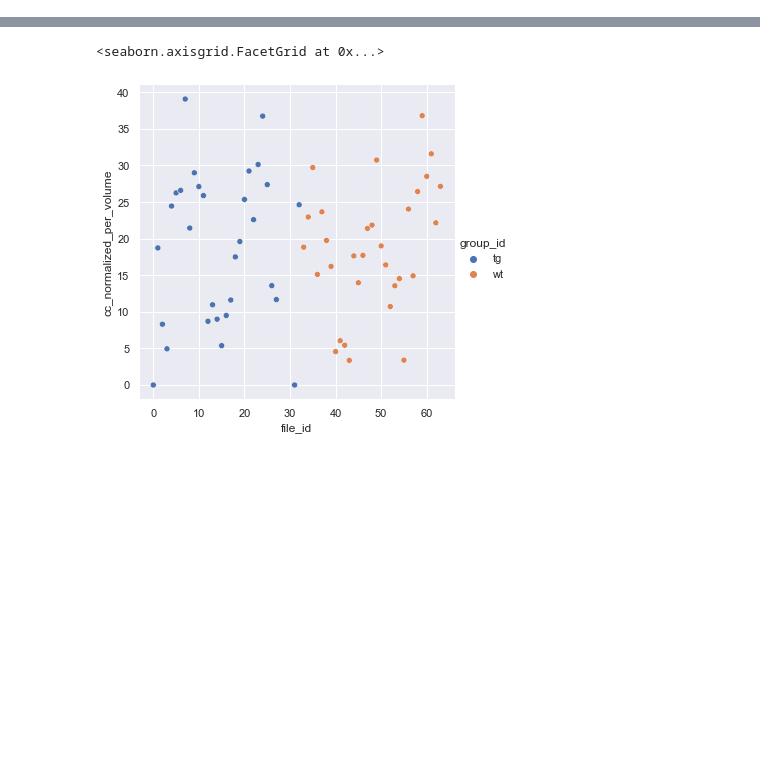
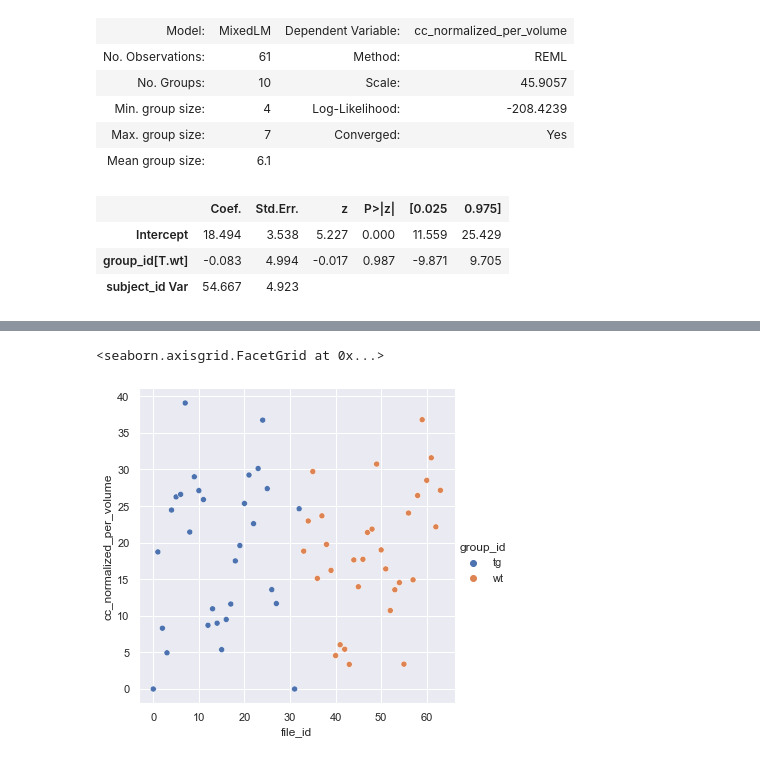
Before and after one commit to DennisDoll/DCLmeetsRETUNE, a Jupyter notebook: image_analysis_pipeline/Data_exploration_and_assumptions.ipynb, the cells around one changed output, grey strips where cells are left out. Cells and saved outputs as stored; diff of their text form; code cells hidden in the pictures; blank space fills up the shorter version.

```diff
--- a/image_analysis_pipeline/Data_exploration_and_assumptions.ipynb
+++ b/image_analysis_pipeline/Data_exploration_and_assumptions.ipynb
@@ -54,2 +60,17 @@ def check_normality(self):
     else:
         print("WARNING: Normality is violated. Run non-parametric model")
+# %%
+#Check it's running before putting it into the model
+model = smf.mixedlm("cc_normalized_per_volume ~ group_id", df, groups = "subject_id").fit()
+model.summary()
+# %% [output]
+| Model: | MixedLM | Dependent Variable: | cc_normalized_per_volume |
+| No. Observations: | 61 | Method: | REML |
+| No. Groups: | 10 | Scale: | 45.9057 |
+| Min. group size: | 4 | Log-Likelihood: | -208.4239 |
+| Max. group size: | 7 | Converged: | Yes |
+| Mean group size: | 6.1 |  |  |
+|  | Coef. | Std.Err. | z | P>|z| | [0.025 | 0.975] |
+| Intercept | 18.494 | 3.538 | 5.227 | 0.000 | 11.559 | 25.429 |
+| group_id[T.wt] | -0.083 | 4.994 | -0.017 | 0.987 | -9.871 | 9.705 |
+| subject_id Var | 54.667 | 4.923 |  |  |  |  |
```
Also changed, not shown: parts of 17 cells of this notebook.
